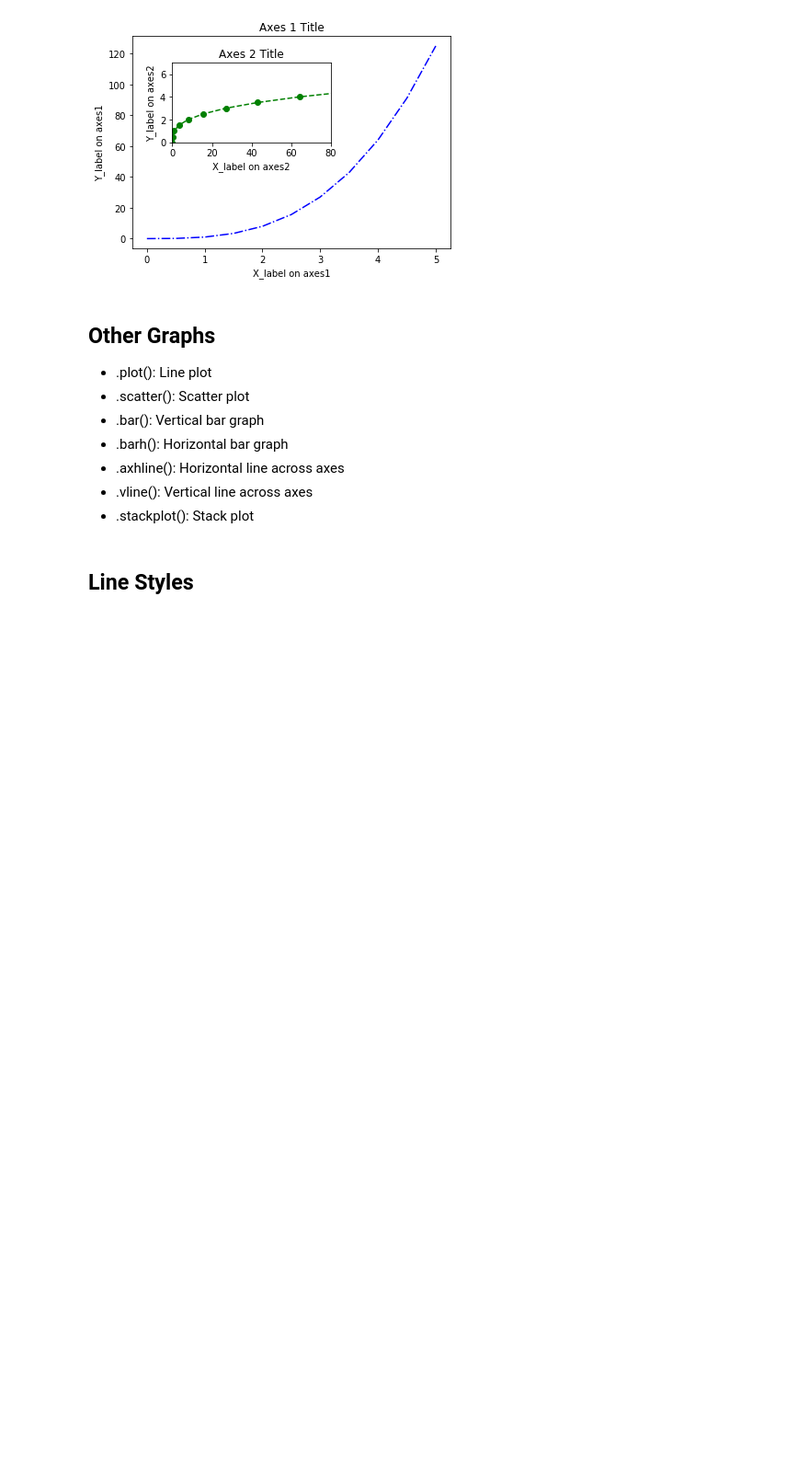
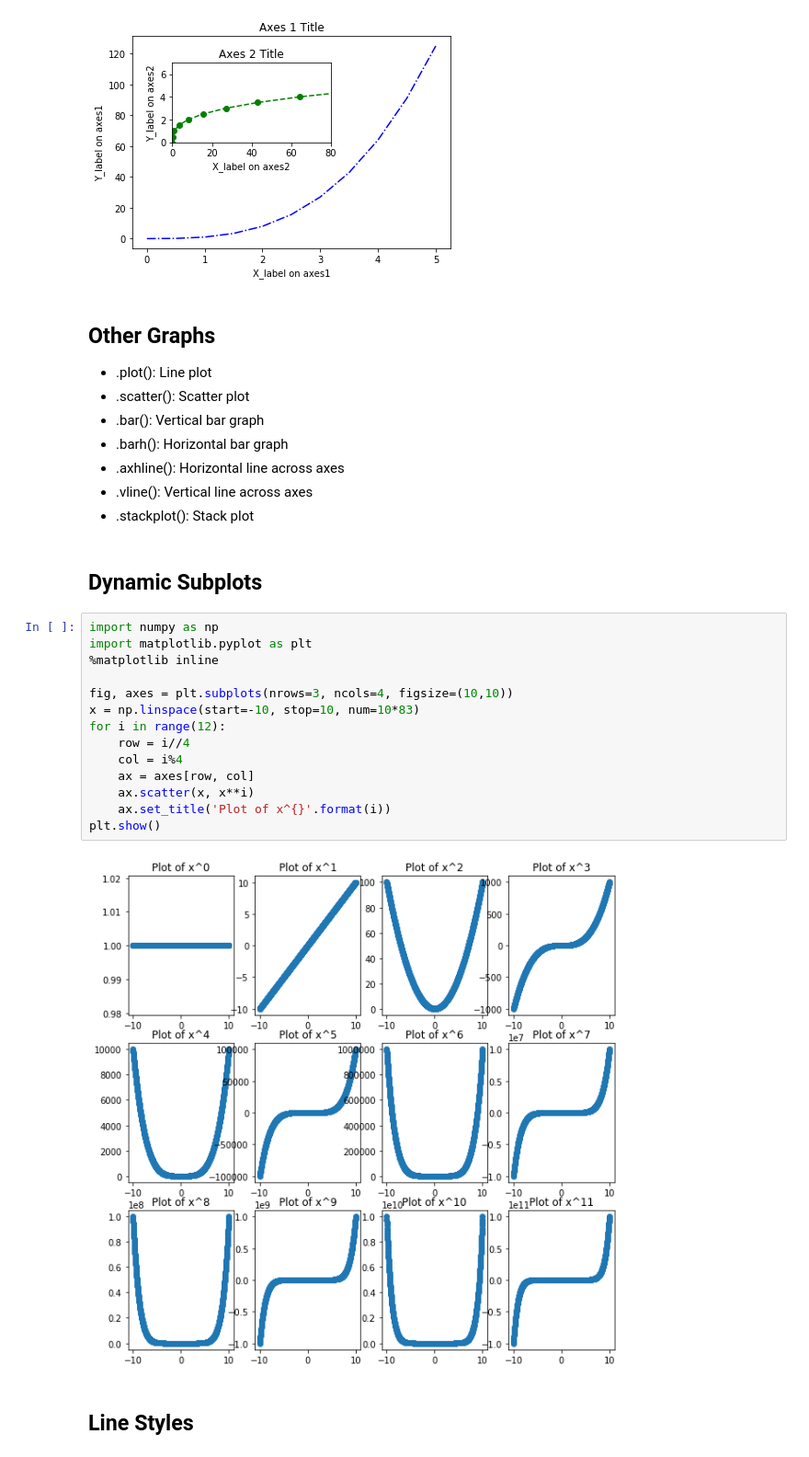
Before and after one commit to bartomolina/dscurriculum, a Jupyter notebook: matplotlib.ipynb, the cells around one changed output. Shown: that part at 92% size. Drawn from its saved outputs; the diff is of its cells as text; blank space fills up the shorter version.

```diff
--- a/matplotlib.ipynb
+++ b/matplotlib.ipynb
@@ -111,6 +111,24 @@ plt.show()
 - .axhline(): Horizontal line across axes
 - .vline(): Vertical line across axes
 - .stackplot(): Stack plot
+# %% [markdown]
+## Dynamic Subplots
+# %%
+import numpy as np
+import matplotlib.pyplot as plt
+%matplotlib inline
+
+fig, axes = plt.subplots(nrows=3, ncols=4, figsize=(10,10))
+x = np.linspace(start=-10, stop=10, num=10*83)
+for i in range(12):
+    row = i//4
+    col = i%4
+    ax = axes[row, col]
+    ax.scatter(x, x**i)
+    ax.set_title('Plot of x^{}'.format(i))
+plt.show()
+# %% [output]
+[figure, added]
 # %% [markdown]
 ## Line Styles
 # %%
```
Also changed, not shown: 4 other files.
